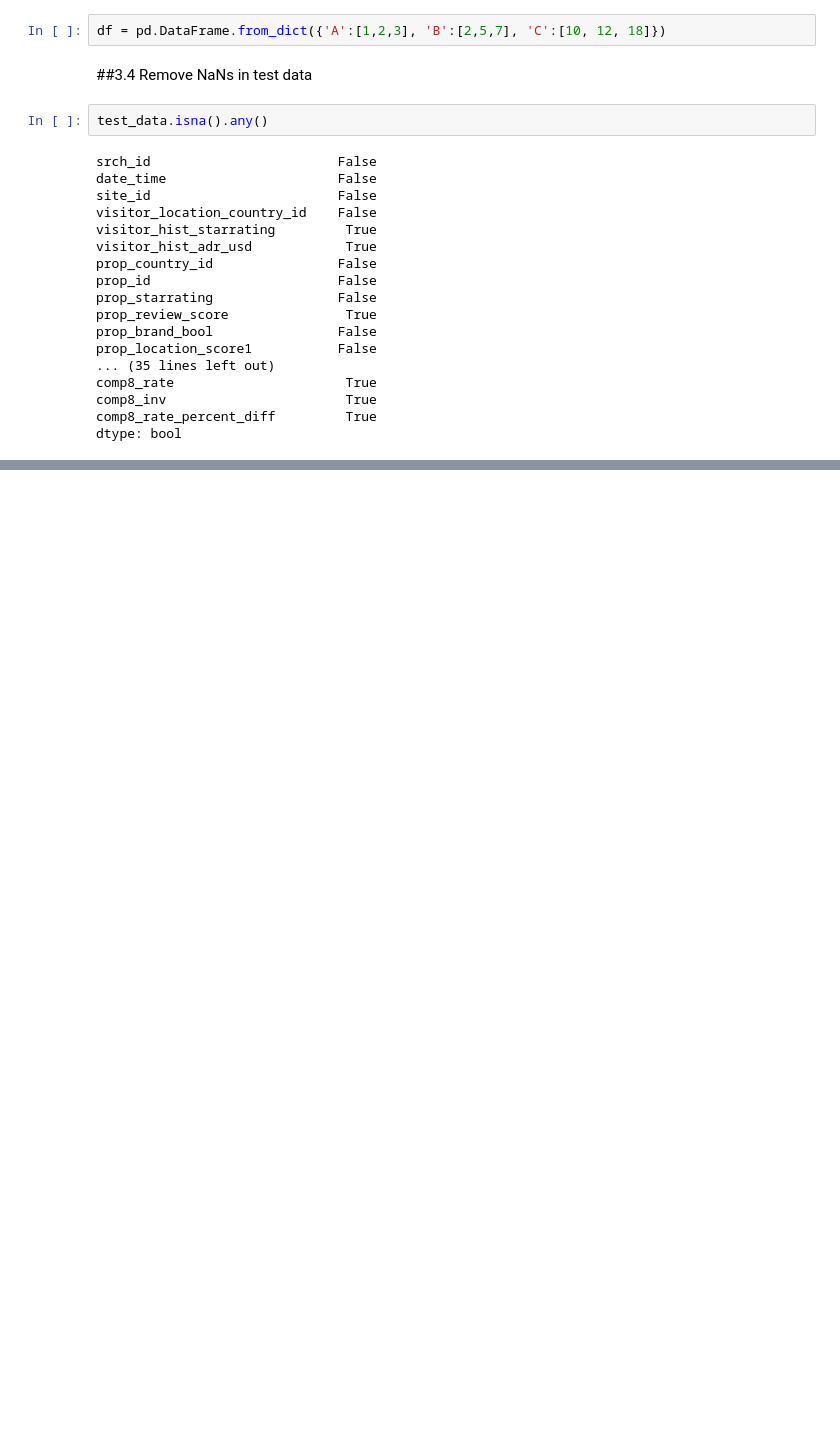
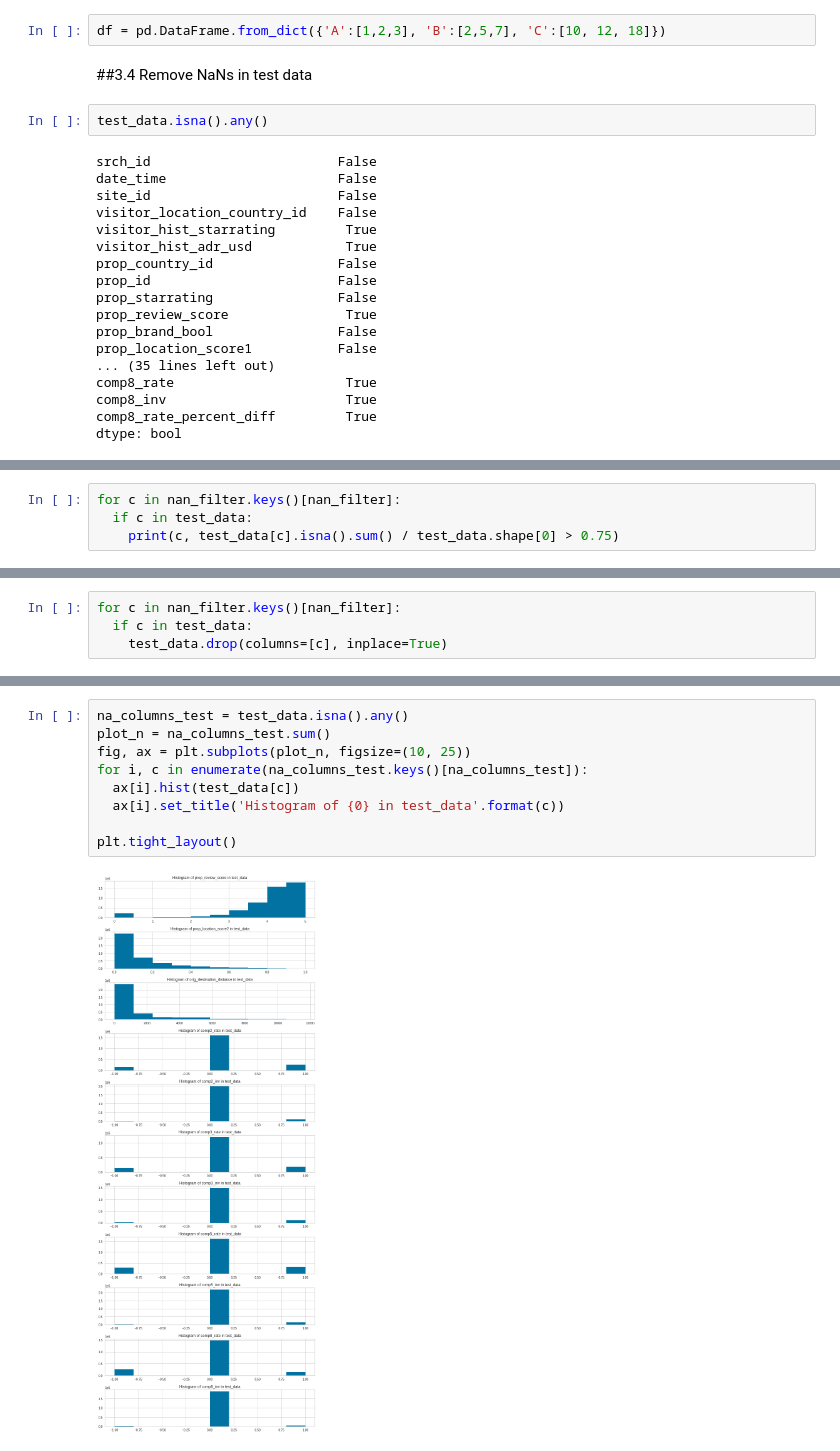
Before and after one commit to sid-chaubs/data-mining-assignment-1, a Jupyter notebook: DMT_Assignment_2.ipynb, the cells around one changed output, grey strips where cells are left out. Cells and saved outputs as stored; diff of their text form; blank space fills up the shorter version.

Commit message:
Filling in missing data in test_data

```diff
--- a/DMT_Assignment_2.ipynb
+++ b/DMT_Assignment_2.ipynb
@@ -591,0 +572,4 @@ dtype: bool
+# %%
+for c in nan_filter.keys()[nan_filter]:
+  if c in test_data:
+    print(c, test_data[c].isna().sum() / test_data.shape[0] > 0.75)
@@ -623,0 +601,4 @@ Index(['srch_id', 'date_time', 'site_id', 'visitor_location_country_id',
+# %%
+for c in nan_filter.keys()[nan_filter]:
+  if c in test_data:
+    test_data.drop(columns=[c], inplace=True)
@@ -623,0 +629,11 @@ Index(['srch_id', 'date_time', 'site_id', 'visitor_location_country_id',
+# %%
+na_columns_test = test_data.isna().any()
+plot_n = na_columns_test.sum()
+fig, ax = plt.subplots(plot_n, figsize=(10, 25))
+for i, c in enumerate(na_columns_test.keys()[na_columns_test]):
+  ax[i].hist(test_data[c])
+  ax[i].set_title('Histogram of {0} in test_data'.format(c))
+
+plt.tight_layout()
+# %% [output]
+[figure, added]
```
Also changed, not shown: parts of 13 cells of this notebook.
